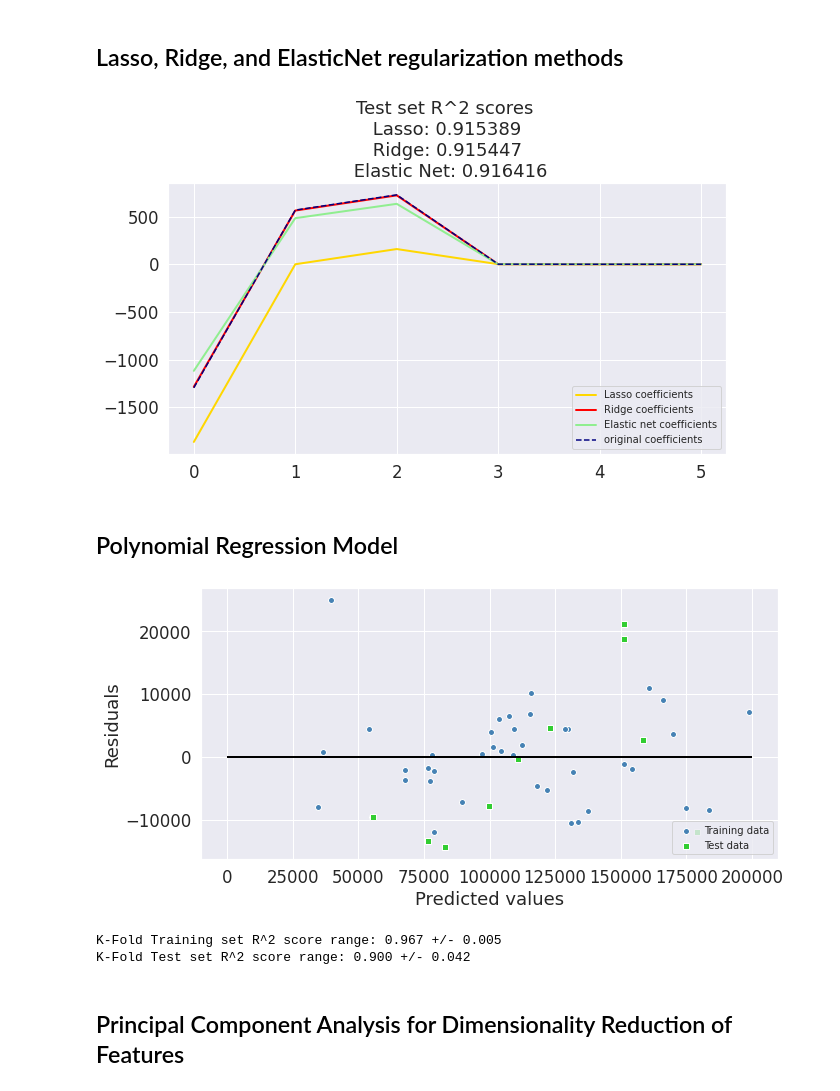
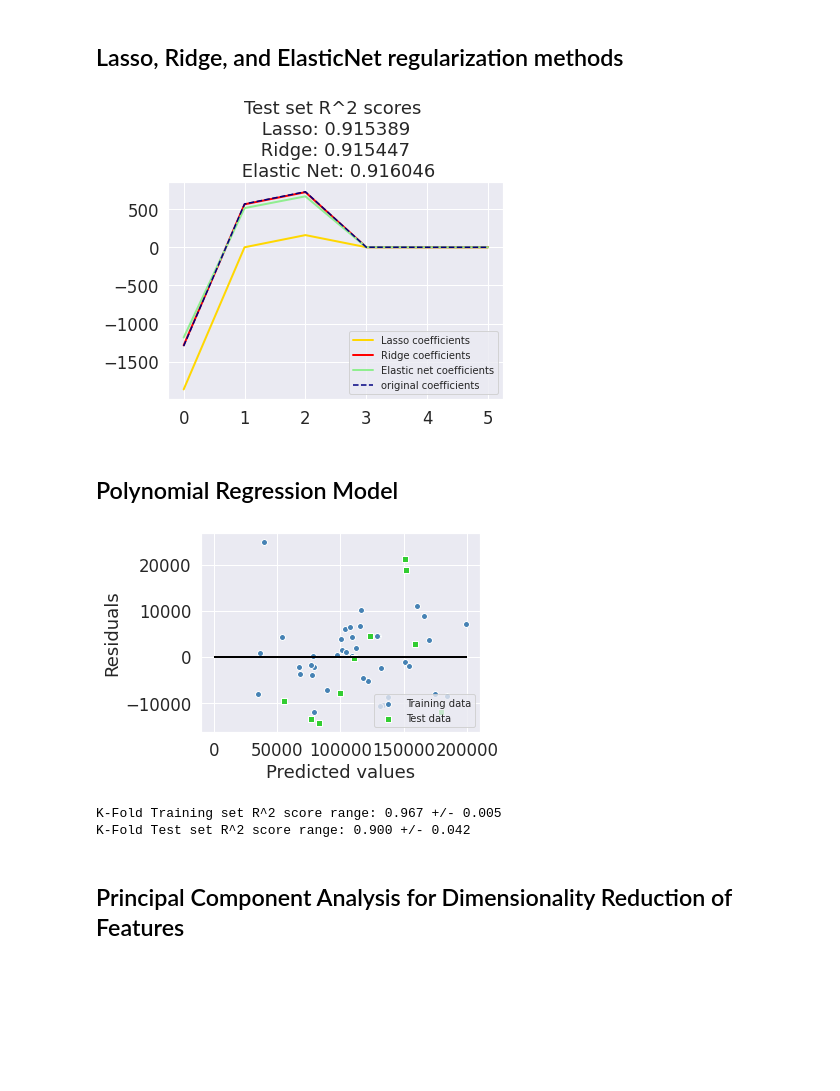
Before and after one commit to jnielsonresearch/Machine-Learning-Templates, a Jupyter notebook: Classification/Classification_models.ipynb, the cells around one changed output. Cells and saved outputs as stored; diff of their text form; code cells hidden in the pictures; blank space fills up the shorter version.

```diff
--- a/Classification/Classification_models.ipynb
+++ b/Classification/Classification_models.ipynb
@@ -157,11 +132,6 @@ array([[0.0, 0.0, 1.0, 165349.2, 136897.8, 471784.1],
 # %%
 from sklearn.model_selection import train_test_split
 X_train, X_test, y_train, y_test = train_test_split(X, y, test_size = 0.2, random_state = 0)
-# %%
-from sklearn.preprocessing import MinMaxScaler
-scaler = MinMaxScaler()
-X_train= scaler.fit_transform(X_train)
-X_test = scaler.transform(X_test)
 # %% [markdown]
 ## Evaluation of Linear Regression Model on Training and Test sets
 # %%
@@ -250,36 +217,35 @@ r2_score_lasso = r2_score(y_test, y_pred_lasso)
 # Ridge - L2 regularization
 from sklearn.linear_model import Ridge
 
 alpha = 0.1
 ridge = Ridge(alpha=alpha)
 
 y_pred_ridge = ridge.fit(X_train, y_train).predict(X_test)
 r2_score_ridge = r2_score(y_test, y_pred_ridge)
 
 # ElasticNet - L1 & L2 combined regularization
 from sklearn.linear_model import ElasticNet
 
-enet = ElasticNet(alpha=alpha, l1_ratio=0.5)
+enet = ElasticNet(alpha=alpha, l1_ratio=0.7)
 
 y_pred_enet = enet.fit(X_train, y_train).predict(X_test)
 r2_score_enet = r2_score(y_test, y_pred_enet)
 
 # Evaluation of Test data for linear regularization methods
-plt.figure(figsize=(10,5))
 plt.plot(lasso.coef_, color='gold', linewidth=2,
          label='Lasso coefficients')
 plt.plot(ridge.coef_, color='red', linewidth=2,
          label='Ridge coefficients')
 plt.plot(enet.coef_, color='lightgreen', linewidth=2,
          label='Elastic net coefficients')
 plt.plot(lr.coef_, '--', color='navy', label='original coefficients')
 
 plt.title("Test set R^2 scores \n Lasso: %f \n Ridge: %f \n Elastic Net: %f"
           % (r2_score_lasso, r2_score_ridge, r2_score_enet))
 plt.legend(loc='lower right',prop={'size': 10})
 plt.show()
 # %% [output]
-[figure, old version]
+[figure, new version]
 # %% [markdown]
 ## Polynomial Regression Model
 # %%
@@ -294,8 +260,6 @@ poly_reg.fit(X_train, y_train)
 y_train_pred = poly_reg.predict(X_train)
 y_test_pred = poly_reg.predict(X_test)
 
-# Plot of Residuals and Predicted Values on Training and Test sets
-plt.figure(figsize=(10,5))
 plt.scatter(y_train_pred,  y_train_pred - y_train,
             c='steelblue', marker='o', edgecolor='white',
             label='Training data')
@@ -329,7 +293,7 @@ for i in range(10):
 print('K-Fold Training set R^2 score range: %.3f +/- %.3f' % (np.mean(train_score), np.std(train_score)))
 print('K-Fold Test set R^2 score range: %.3f +/- %.3f' % (np.mean(test_score), np.std(test_score)))
 # %% [output]
-[figure, old version]
+[figure, new version]
 K-Fold Training set R^2 score range: 0.967 +/- 0.005
 K-Fold Test set R^2 score range: 0.900 +/- 0.042
 # %% [markdown]
```
Also changed, not shown: parts of 28 cells of this notebook.
